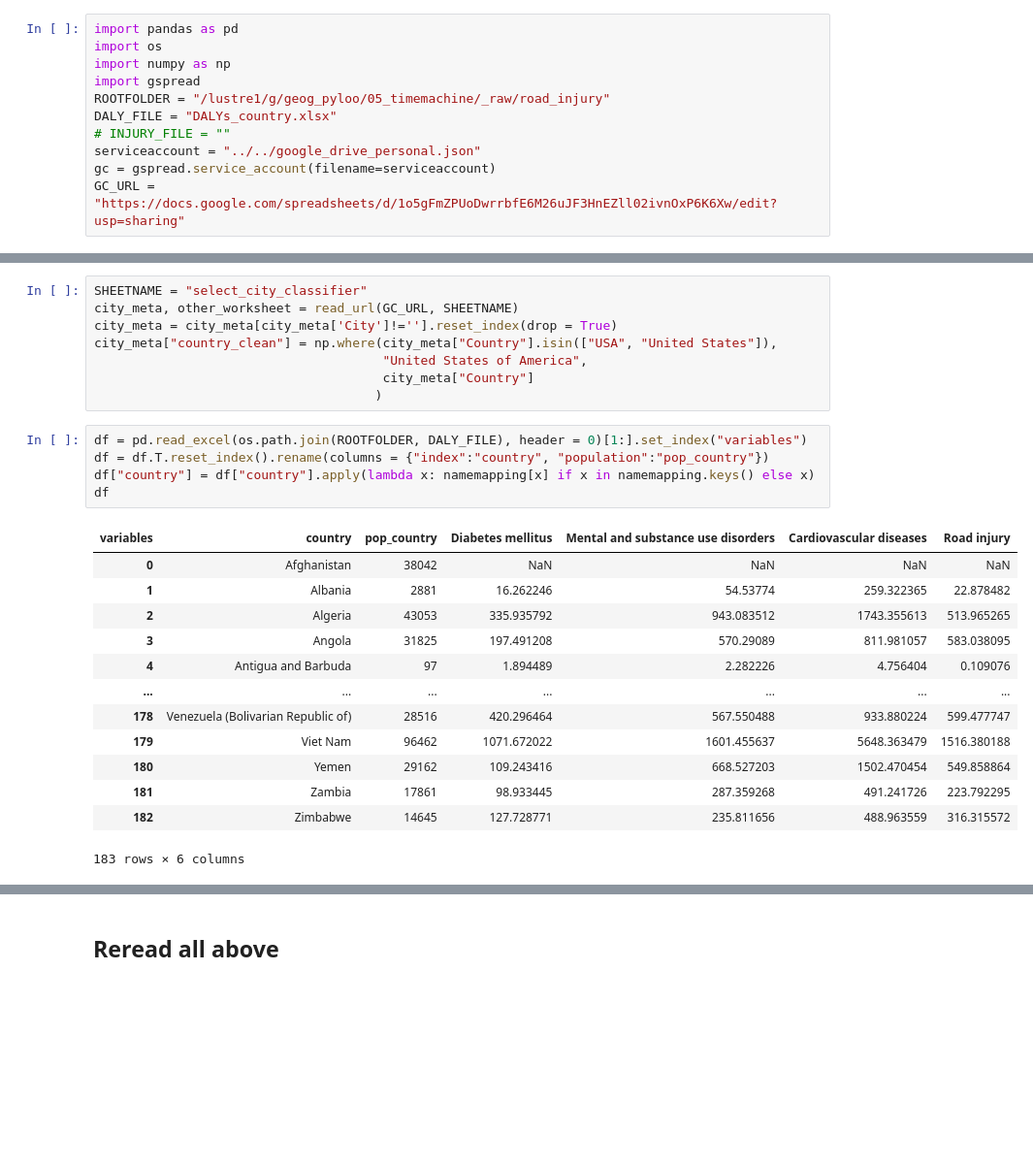
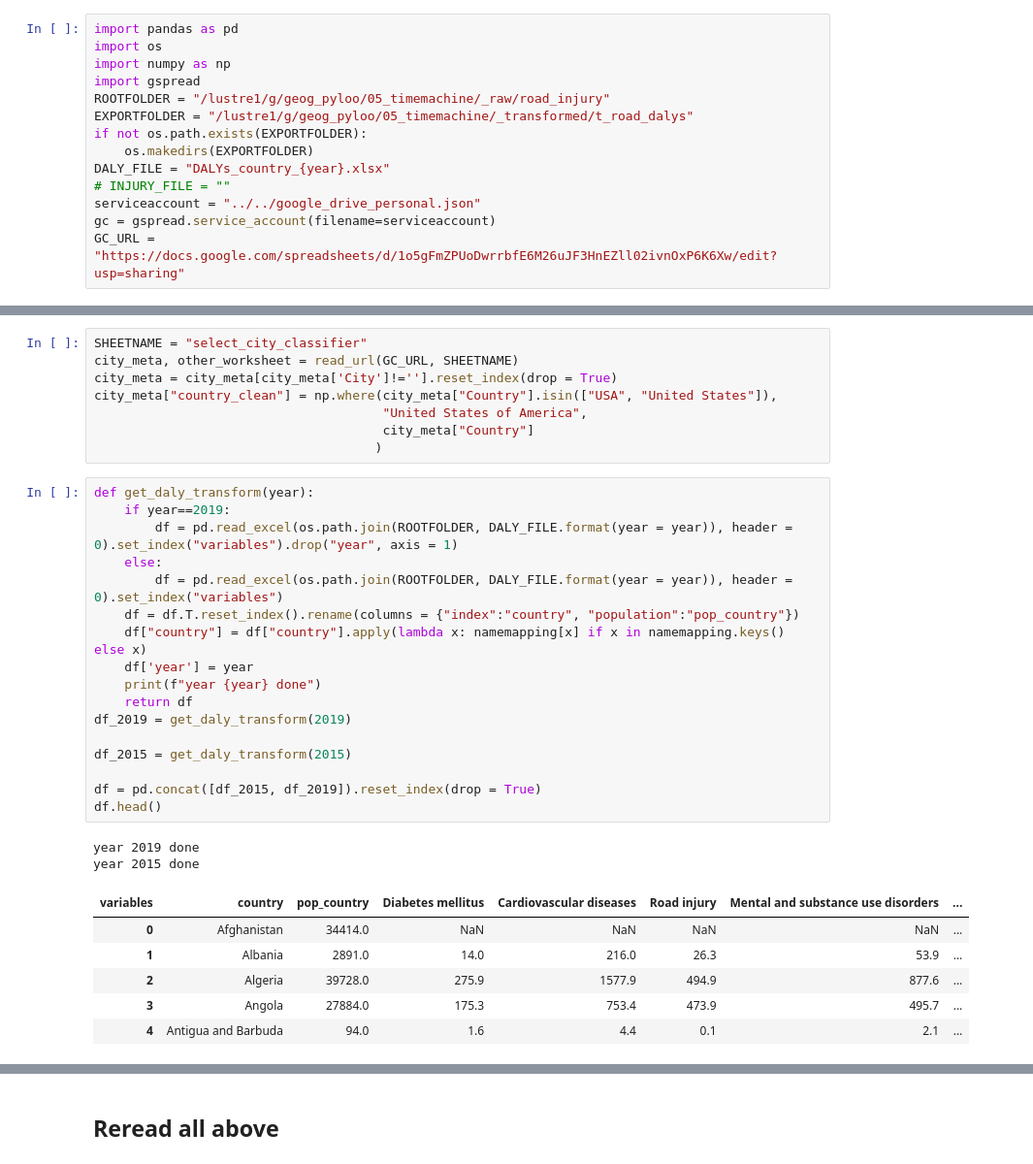
Before and after one commit to brookefzy/uvi-time-machine, a Jupyter notebook: _script/c-road-injury/02_dalys.ipynb, the cells around one changed output, grey strips where cells are left out. Shown at 97% size. Cells and saved outputs as stored; diff of their text form; blank space fills up the shorter version.

```diff
--- a/_script/c-road-injury/02_dalys.ipynb
+++ b/_script/c-road-injury/02_dalys.ipynb
@@ -8,7 +8,10 @@ import os
 import numpy as np
 import gspread
 ROOTFOLDER = "/lustre1/g/geog_pyloo/05_timemachine/_raw/road_injury"
-DALY_FILE = "DALYs_country.xlsx"
+EXPORTFOLDER = "/lustre1/g/geog_pyloo/05_timemachine/_transformed/t_road_dalys"
+if not os.path.exists(EXPORTFOLDER):
+    os.makedirs(EXPORTFOLDER)
+DALY_FILE = "DALYs_country_{year}.xlsx"
 # INJURY_FILE = ""
 serviceaccount = "../../google_drive_personal.json"
 gc = gspread.service_account(filename=serviceaccount)
@@ -38,23 +41,30 @@ city_meta["country_clean"] = np.where(city_meta["Country"].isin(["USA", "United
                                       city_meta["Country"]
                                      )
 # %%
-df = pd.read_excel(os.path.join(ROOTFOLDER, DALY_FILE), header = 0)[1:].set_index("variables")
-df = df.T.reset_index().rename(columns = {"index":"country", "population":"pop_country"})
-df["country"] = df["country"].apply(lambda x: namemapping[x] if x in namemapping.keys() else x)
-df
+def get_daly_transform(year):
+    if year==2019:
+        df = pd.read_excel(os.path.join(ROOTFOLDER, DALY_FILE.format(year = year)), header = 0).set_index("variables").drop("year", axis = 1)
+    else:
+        df = pd.read_excel(os.path.join(ROOTFOLDER, DALY_FILE.format(year = year)), header = 0).set_index("variables")
+    df = df.T.reset_index().rename(columns = {"index":"country", "population":"pop_country"})
+    df["country"] = df["country"].apply(lambda x: namemapping[x] if x in namemapping.keys() else x)
+    df['year'] = year
+    print(f"year {year} done")
+    return df
+df_2019 = get_daly_transform(2019)
+
+df_2015 = get_daly_transform(2015)
+
+df = pd.concat([df_2015, df_2019]).reset_index(drop = True)
+df.head()
 # %% [output]
+year 2019 done
+year 2015 done
-| variables | country | pop_country | Diabetes mellitus | Mental and substance use disorders | Cardiovascular diseases | Road injury |
-| 0 | Afghanistan | 38042 | NaN | NaN | NaN | NaN |
-| 1 | Albania | 2881 | 16.262246 | 54.53774 | 259.322365 | 22.878482 |
-| 2 | Algeria | 43053 | 335.935792 | 943.083512 | 1743.355613 | 513.965265 |
-| 3 | Angola | 31825 | 197.491208 | 570.29089 | 811.981057 | 583.038095 |
-| 4 | Antigua and Barbuda | 97 | 1.894489 | 2.282226 | 4.756404 | 0.109076 |
-| ... | ... | ... | ... | ... | ... | ... |
-| 178 | Venezuela (Bolivarian Republic of) | 28516 | 420.296464 | 567.550488 | 933.880224 | 599.477747 |
-| 179 | Viet Nam | 96462 | 1071.672022 | 1601.455637 | 5648.363479 | 1516.380188 |
-| 180 | Yemen | 29162 | 109.243416 | 668.527203 | 1502.470454 | 549.858864 |
-| 181 | Zambia | 17861 | 98.933445 | 287.359268 | 491.241726 | 223.792295 |
-| 182 | Zimbabwe | 14645 | 127.728771 | 235.811656 | 488.963559 | 316.315572 |
+| variables | country | pop_country | Diabetes mellitus | Cardiovascular diseases | Road injury | Mental and substance use disorders | ... |
+| 0 | Afghanistan | 34414.0 | NaN | NaN | NaN | NaN | ... |
+| 1 | Albania | 2891.0 | 14.0 | 216.0 | 26.3 | 53.9 | ... |
+| 2 | Algeria | 39728.0 | 275.9 | 1577.9 | 494.9 | 877.6 | ... |
+| 3 | Angola | 27884.0 | 175.3 | 753.4 | 473.9 | 495.7 | ... |
+| 4 | Antigua and Barbuda | 94.0 | 1.6 | 4.4 | 0.1 | 2.1 | ... |
-183 rows × 6 columns
 # %%
 # load population sheet
```
Also changed, not shown: parts of 9 cells of this notebook, 4 other files.
